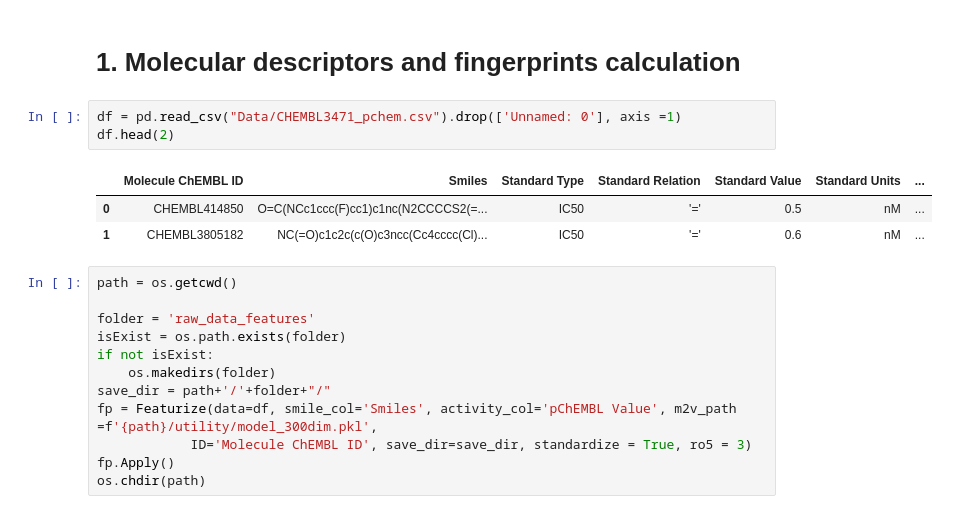
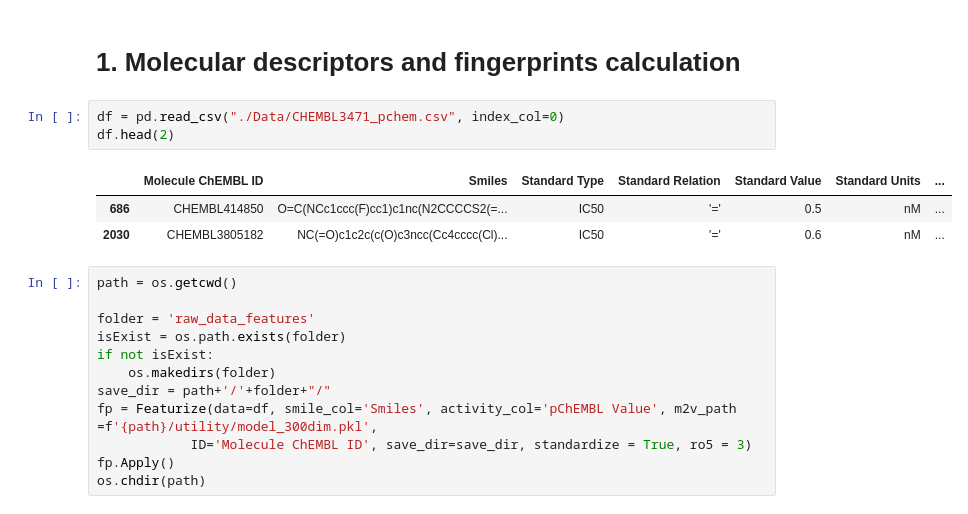
Before and after one commit to Medicine-Artificial-Intelligence/HIV_IN_Classification_ML, a Jupyter notebook: 2_qsar_pipeline.ipynb, the cells around one changed output. Drawn from its saved outputs; the diff is of its cells as text.

```diff
--- a/2_qsar_pipeline.ipynb
+++ b/2_qsar_pipeline.ipynb
@@ -21,12 +17,12 @@ model in
 # %% [markdown]
 # 1. Molecular descriptors and fingerprints calculation
 # %%
-df = pd.read_csv("Data/CHEMBL3471_pchem.csv").drop(['Unnamed: 0'], axis =1)
+df = pd.read_csv("./Data/CHEMBL3471_pchem.csv", index_col=0)
 df.head(2)
 # %% [output]
 |  | Molecule ChEMBL ID | Smiles | Standard Type | Standard Relation | Standard Value | Standard Units | ... |
-| 0 | CHEMBL414850 | O=C(NCc1ccc(F)cc1)c1nc(N2CCCCS2(=... | IC50 | '=' | 0.5 | nM | ... |
-| 1 | CHEMBL3805182 | NC(=O)c1c2c(c(O)c3ncc(Cc4cccc(Cl)... | IC50 | '=' | 0.6 | nM | ... |
+| 686 | CHEMBL414850 | O=C(NCc1ccc(F)cc1)c1nc(N2CCCCS2(=... | IC50 | '=' | 0.5 | nM | ... |
+| 2030 | CHEMBL3805182 | NC(=O)c1c2c(c(O)c3ncc(Cc4cccc(Cl)... | IC50 | '=' | 0.6 | nM | ... |
 # %%
 path = os.getcwd()
 
```
Also changed, not shown: parts of 3 cells of this notebook, 5 other files.
